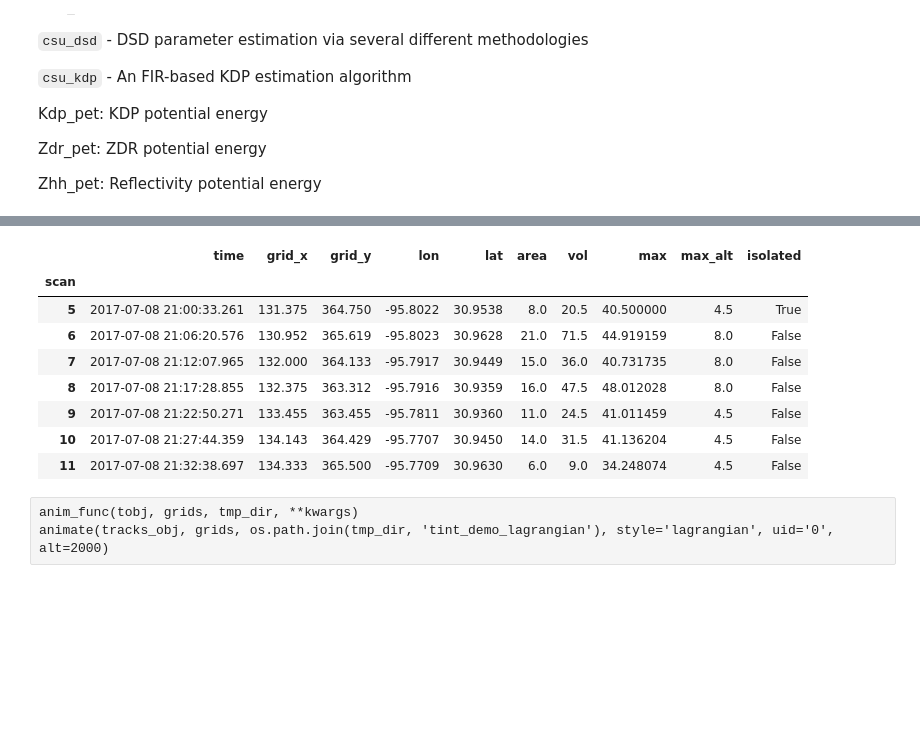
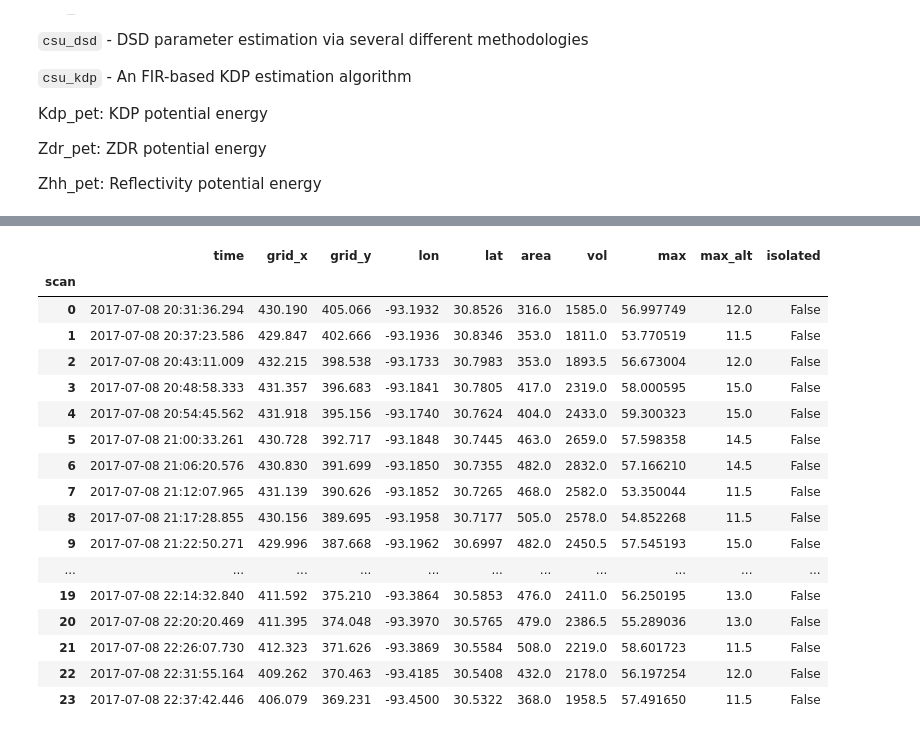
Before and after one commit to jcssouza/tracer, a Jupyter notebook: track_test.ipynb, the cells around one changed output, grey strips where cells are left out. Drawn from its saved outputs; the diff is of its cells as text; code cells hidden in the pictures; blank space fills up the shorter version.

```diff
--- a/track_test.ipynb
+++ b/track_test.ipynb
@@ -166,17 +187,23 @@ uid
 dtype: int64
 # %%
 # We can view the attributes of this cell throughout its lifetime
-tracks_obj.tracks.xs('54', level='uid')
+tracks_obj.tracks.xs('24', level='uid')
 # %% [output]
 |  | time | grid_x | grid_y | lon | lat | area | vol | max | max_alt | isolated |
 | scan |  |  |  |  |  |  |  |  |  |  |
-| 5 | 2017-07-08 21:00:33.261 | 131.375 | 364.750 | -95.8022 | 30.9538 | 8.0 | 20.5 | 40.500000 | 4.5 | True |
-| 6 | 2017-07-08 21:06:20.576 | 130.952 | 365.619 | -95.8023 | 30.9628 | 21.0 | 71.5 | 44.919159 | 8.0 | False |
-| 7 | 2017-07-08 21:12:07.965 | 132.000 | 364.133 | -95.7917 | 30.9449 | 15.0 | 36.0 | 40.731735 | 8.0 | False |
-| 8 | 2017-07-08 21:17:28.855 | 132.375 | 363.312 | -95.7916 | 30.9359 | 16.0 | 47.5 | 48.012028 | 8.0 | False |
-| 9 | 2017-07-08 21:22:50.271 | 133.455 | 363.455 | -95.7811 | 30.9360 | 11.0 | 24.5 | 41.011459 | 4.5 | False |
-| 10 | 2017-07-08 21:27:44.359 | 134.143 | 364.429 | -95.7707 | 30.9450 | 14.0 | 31.5 | 41.136204 | 4.5 | False |
-| 11 | 2017-07-08 21:32:38.697 | 134.333 | 365.500 | -95.7709 | 30.9630 | 6.0 | 9.0 | 34.248074 | 4.5 | False |
+| 0 | 2017-07-08 20:31:36.294 | 430.190 | 405.066 | -93.1932 | 30.8526 | 316.0 | 1585.0 | 56.997749 | 12.0 | False |
+| 1 | 2017-07-08 20:37:23.586 | 429.847 | 402.666 | -93.1936 | 30.8346 | 353.0 | 1811.0 | 53.770519 | 11.5 | False |
+| 2 | 2017-07-08 20:43:11.009 | 432.215 | 398.538 | -93.1733 | 30.7983 | 353.0 | 1893.5 | 56.673004 | 12.0 | False |
+| 3 | 2017-07-08 20:48:58.333 | 431.357 | 396.683 | -93.1841 | 30.7805 | 417.0 | 2319.0 | 58.000595 | 15.0 | False |
+| 4 | 2017-07-08 20:54:45.562 | 431.918 | 395.156 | -93.1740 | 30.7624 | 404.0 | 2433.0 | 59.300323 | 15.0 | False |
+| 5 | 2017-07-08 21:00:33.261 | 430.728 | 392.717 | -93.1848 | 30.7445 | 463.0 | 2659.0 | 57.598358 | 14.5 | False |
+| 6 | 2017-07-08 21:06:20.576 | 430.830 | 391.699 | -93.1850 | 30.7355 | 482.0 | 2832.0 | 57.166210 | 14.5 | False |
+| 7 | 2017-07-08 21:12:07.965 | 431.139 | 390.626 | -93.1852 | 30.7265 | 468.0 | 2582.0 | 53.350044 | 11.5 | False |
+| 8 | 2017-07-08 21:17:28.855 | 430.156 | 389.695 | -93.1958 | 30.7177 | 505.0 | 2578.0 | 54.852268 | 11.5 | False |
+| 9 | 2017-07-08 21:22:50.271 | 429.996 | 387.668 | -93.1962 | 30.6997 | 482.0 | 2450.5 | 57.545193 | 15.0 | False |
+| ... | ... | ... | ... | ... | ... | ... | ... | ... | ... | ... |
+| 19 | 2017-07-08 22:14:32.840 | 411.592 | 375.210 | -93.3864 | 30.5853 | 476.0 | 2411.0 | 56.250195 | 13.0 | False |
+| 20 | 2017-07-08 22:20:20.469 | 411.395 | 374.048 | -93.3970 | 30.5765 | 479.0 | 2386.5 | 55.289036 | 13.0 | False |
+| 21 | 2017-07-08 22:26:07.730 | 412.323 | 371.626 | -93.3869 | 30.5584 | 508.0 | 2219.0 | 58.601723 | 11.5 | False |
+| 22 | 2017-07-08 22:31:55.164 | 409.262 | 370.463 | -93.4185 | 30.5408 | 432.0 | 2178.0 | 56.197254 | 12.0 | False |
+| 23 | 2017-07-08 22:37:42.446 | 406.079 | 369.231 | -93.4500 | 30.5322 | 368.0 | 1958.5 | 57.491650 | 11.5 | False |
-# %% [raw]
-anim_func(tobj, grids, tmp_dir, **kwargs)
-animate(tracks_obj, grids, os.path.join(tmp_dir, 'tint_demo_lagrangian'), style='lagrangian', uid='0', alt=2000)
```
Also changed, not shown: parts of 31 cells of this notebook, 2 other files.
